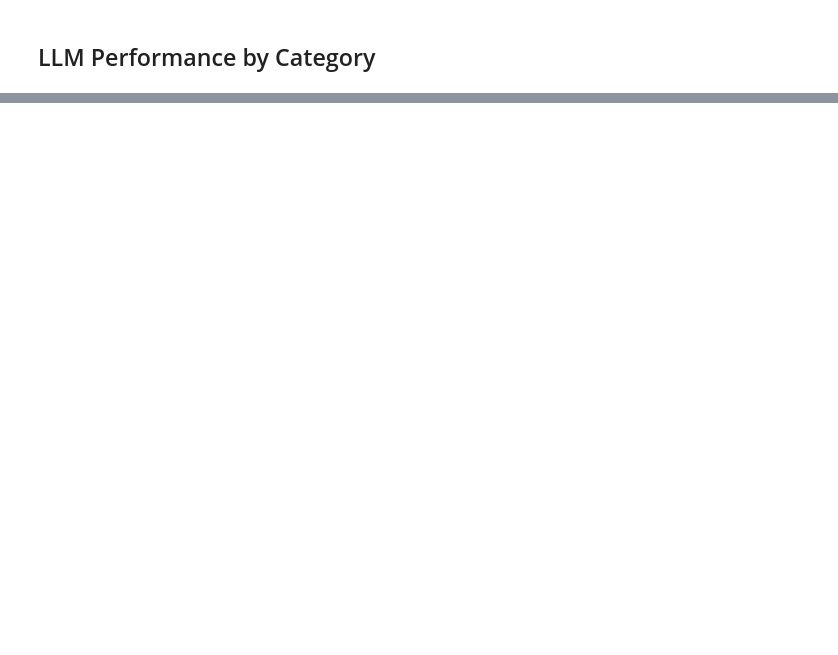
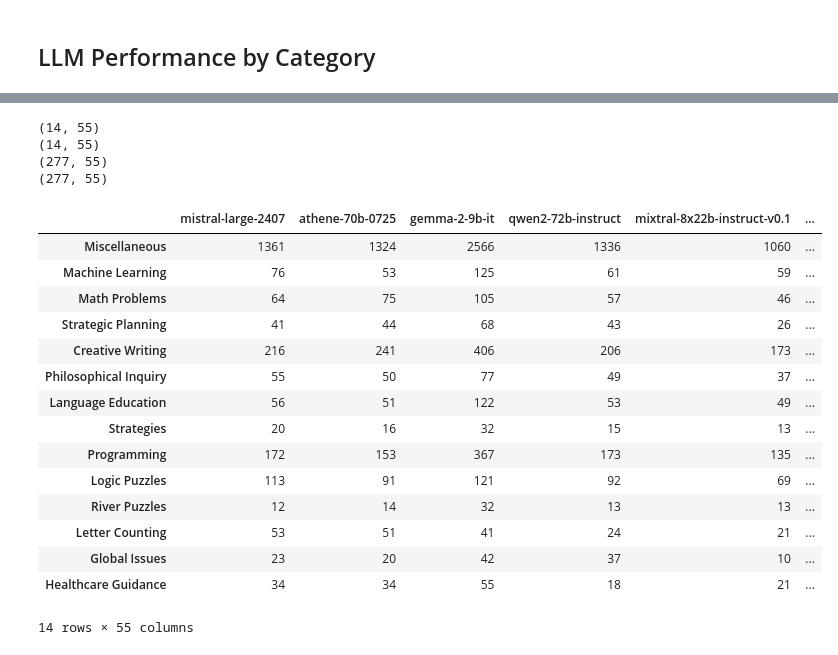
Before and after one commit to lmarena/arena-catalog, a Jupyter notebook: topic_clustering/data_processing.ipynb, the cells around one changed output, grey strips where cells are left out. Drawn from its saved outputs; the diff is of its cells as text; code cells hidden in the pictures; blank space fills up the shorter version.

```diff
--- a/topic_clustering/data_processing.ipynb
+++ b/topic_clustering/data_processing.ipynb
@@ -197,0 +249,61 @@ summaries_df = pd.read_csv(f"{file_path}/recent_english_categories_2.0.csv")
+# %%
+llm_df = pd.read_csv(f"{file_path}/recent_english_llm_category.csv", index=False)
+# %%
+# Creats a pivot table with LLM models as columns and topic category as index
+# Each entry represents the performance of a specific LLM model in a given category,
+# displayed as a tuple (number of wins, number of ties, number of bad ties).
+
+def llm_win_stats(llm_df, cat_col):
+
+    models = pd.unique(llm_df[['model_a', 'model_b']].values.ravel())
+    contest_counts = {model: [] for model in models}
+    results = {model: [] for model in models}
+
+    for cat in llm_df[cat_col].unique():
+        cat_df = llm_df[llm_df[cat_col] == cat]
+
+        for model in models:
+            contest_count = cat_df[(cat_df['model_a'] == model) | (cat_df['model_b'] == model)].shape[0]
+            contest_counts[model].append(contest_count)
+            wins = cat_df[(cat_df['model_a'] == model) & (cat_df['winner'] == 'model_a')].shape[0]
+            ties = cat_df[((cat_df['model_a'] == model) | (cat_df['model_b'] == model)) & (cat_df['winner'] == 'tie')].shape[0]
+            bad_ties = cat_df[((cat_df['model_a'] == model) | (cat_df['model_b'] == model)) & (cat_df['winner'] == 'tie (bothbad)')].shape[0]
+
+            results[model].append((wins, ties, bad_ties))
+
+    contest_pivot = pd.DataFrame(contest_counts, index=llm_df[cat_col].unique())
+    result_pivot = pd.DataFrame(results, index=llm_df[cat_col].unique())
+
+    return contest_pivot, result_pivot
+# %%
+broad_contest_pivot_df, broad_pivot = llm_win_stats(llm_df, 'broad_category')
+narrow_contest_pivot_df, narrow_pivot = llm_win_stats(llm_df, 'narrower_category')
+# %%
+print(broad_contest_pivot_df.shape)
+print(broad_pivot.shape)
+print(narrow_contest_pivot_df.shape)
+print(narrow_pivot.shape)
+# %% [output]
+(14, 55)
+(14, 55)
+(277, 55)
+(277, 55)
+# %%
+broad_contest_pivot_df
+# %% [output]
+|  | mistral-large-2407 | athene-70b-0725 | gemma-2-9b-it | qwen2-72b-instruct | mixtral-8x22b-instruct-v0.1 | ... |
+| Miscellaneous | 1361 | 1324 | 2566 | 1336 | 1060 | ... |
+| Machine Learning | 76 | 53 | 125 | 61 | 59 | ... |
+| Math Problems | 64 | 75 | 105 | 57 | 46 | ... |
+| Strategic Planning | 41 | 44 | 68 | 43 | 26 | ... |
+| Creative Writing | 216 | 241 | 406 | 206 | 173 | ... |
+| Philosophical Inquiry | 55 | 50 | 77 | 49 | 37 | ... |
+| Language Education | 56 | 51 | 122 | 53 | 49 | ... |
+| Strategies | 20 | 16 | 32 | 15 | 13 | ... |
+| Programming | 172 | 153 | 367 | 173 | 135 | ... |
+| Logic Puzzles | 113 | 91 | 121 | 92 | 69 | ... |
+| River Puzzles | 12 | 14 | 32 | 13 | 13 | ... |
+| Letter Counting | 53 | 51 | 41 | 24 | 21 | ... |
+| Global Issues | 23 | 20 | 42 | 37 | 10 | ... |
+| Healthcare Guidance | 34 | 34 | 55 | 18 | 21 | ... |
+14 rows × 55 columns
```
Also changed, not shown: parts of 25 cells of this notebook, 11 other files.
